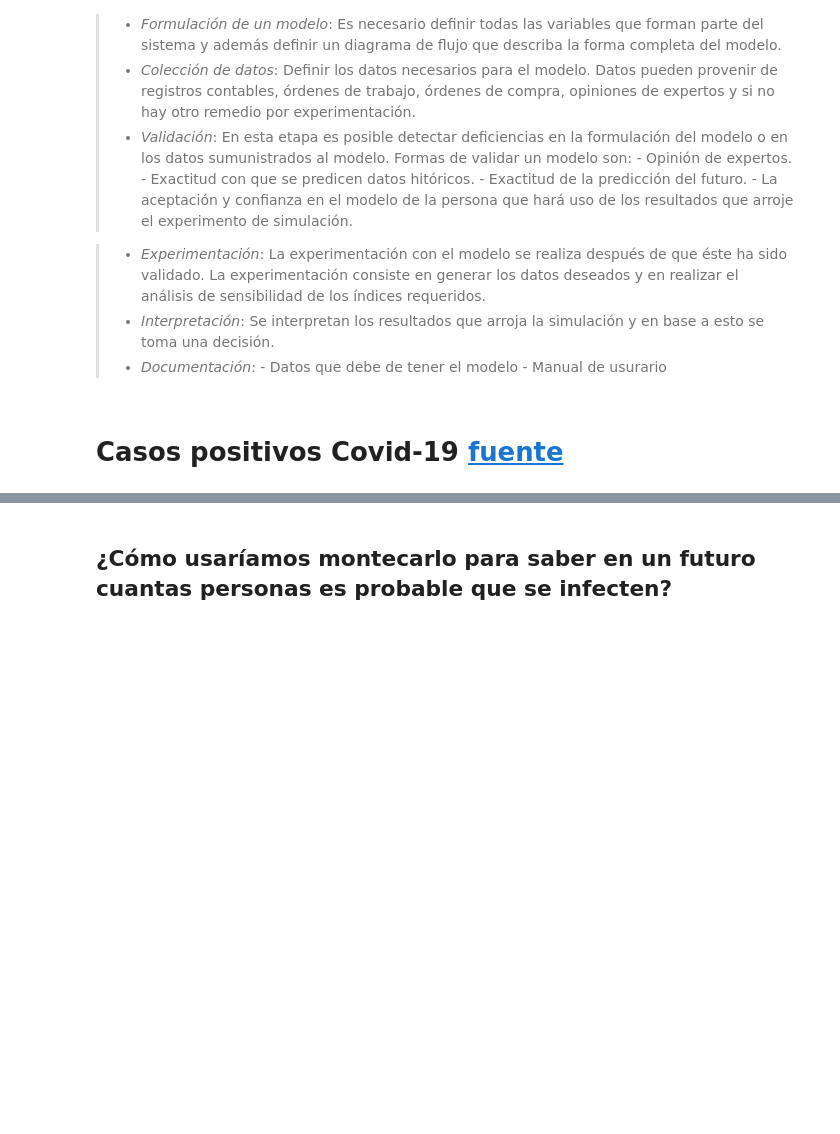
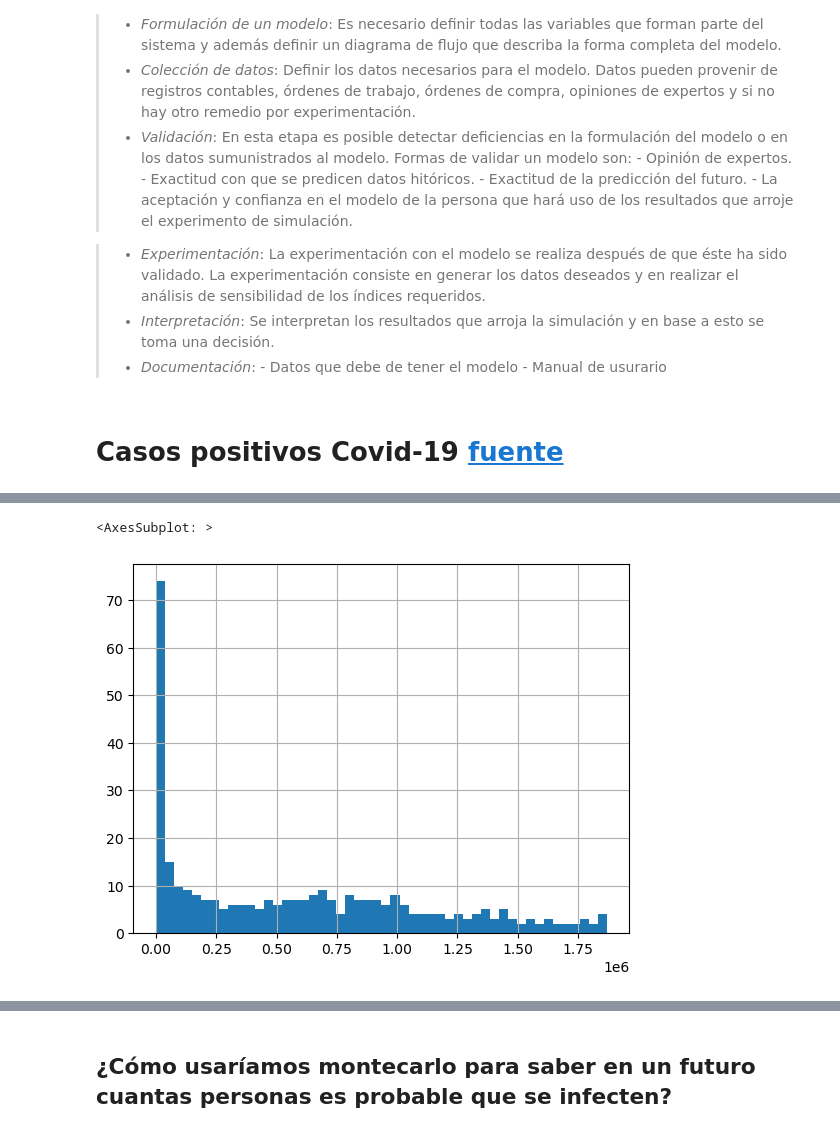
Before and after one commit to Diegoech188/SPF-2023-II, a Jupyter notebook: TEMA-1/Clase8_EjemplosSimulacion.ipynb, the cells around one changed output, grey strips where cells are left out. Cells and saved outputs as stored; diff of their text form; code cells hidden in the pictures; blank space fills up the shorter version.

```diff
--- a/TEMA-1/Clase8_EjemplosSimulacion.ipynb
+++ b/TEMA-1/Clase8_EjemplosSimulacion.ipynb
@@ -53,3 +96,8 @@ data = pd.read_csv('covid_cases.csv')
+# %%
+data_mx.hist(bins=50)
+# %% [output]
+<AxesSubplot: >
+[figure, added]
 # %%
 # Analizar el help de la función st.expon (paŕametros y método rvs)
 # Generar 10**4 valores aleatorios de dicha distribución y luego comparar
```
Also changed, not shown: parts of 12 cells of this notebook, 2 other files.
